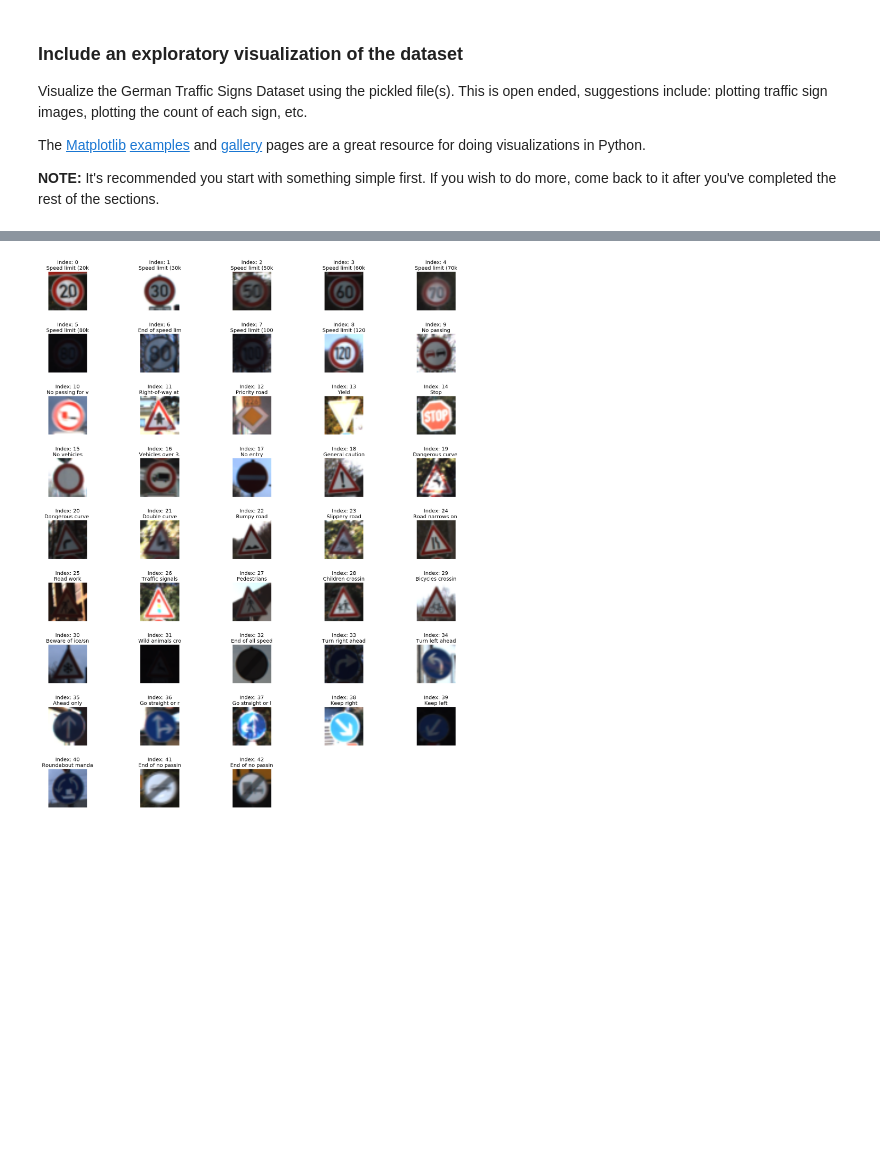
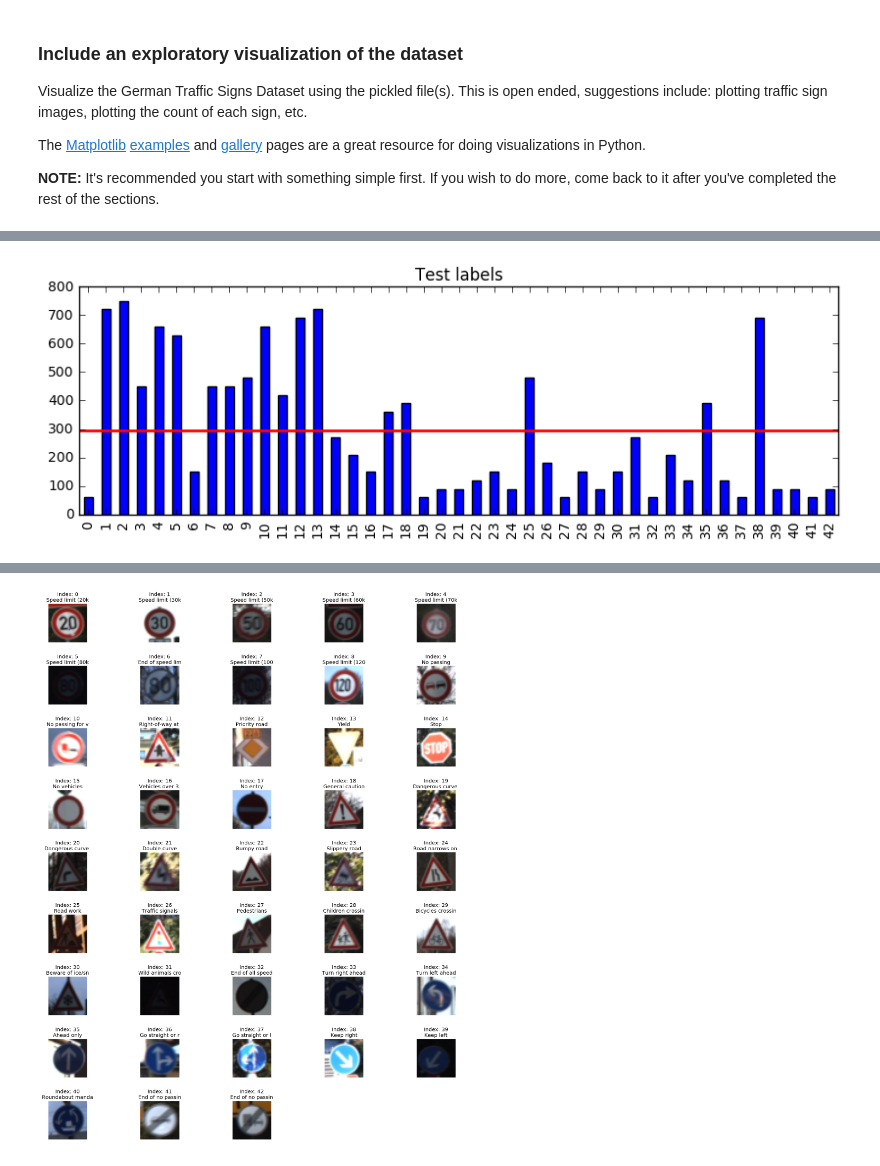
Before and after one commit to kcbighuge/CarND-Traffic-Sign-Classifier-Project-P2, a Jupyter notebook: Traffic_Sign_Classifier_v1.ipynb, the cells around one changed output, grey strips where cells are left out. Saved outputs shown, nothing was run; the diff lists cells and outputs as text; code cells hidden in the pictures; blank space fills up the shorter version.

```diff
--- a/Traffic_Sign_Classifier_v1.ipynb
+++ b/Traffic_Sign_Classifier_v1.ipynb
@@ -129 +147,8 @@ The [Matplotlib](http://matplotlib.org/) [examples](http://matplotlib.org/exampl
+# %%
+plt.figure(figsize=(10,3))
+pd.Series(y_test).value_counts().sort_index(ascending=True).plot('bar')
+plt.axhline(y=len(y_test)/43, linewidth=2, color='r')
+plt.title('Test labels');
+# %% [output]
+[figure, added]
 # %%
```
Also changed, not shown: parts of 7 cells of this notebook.
